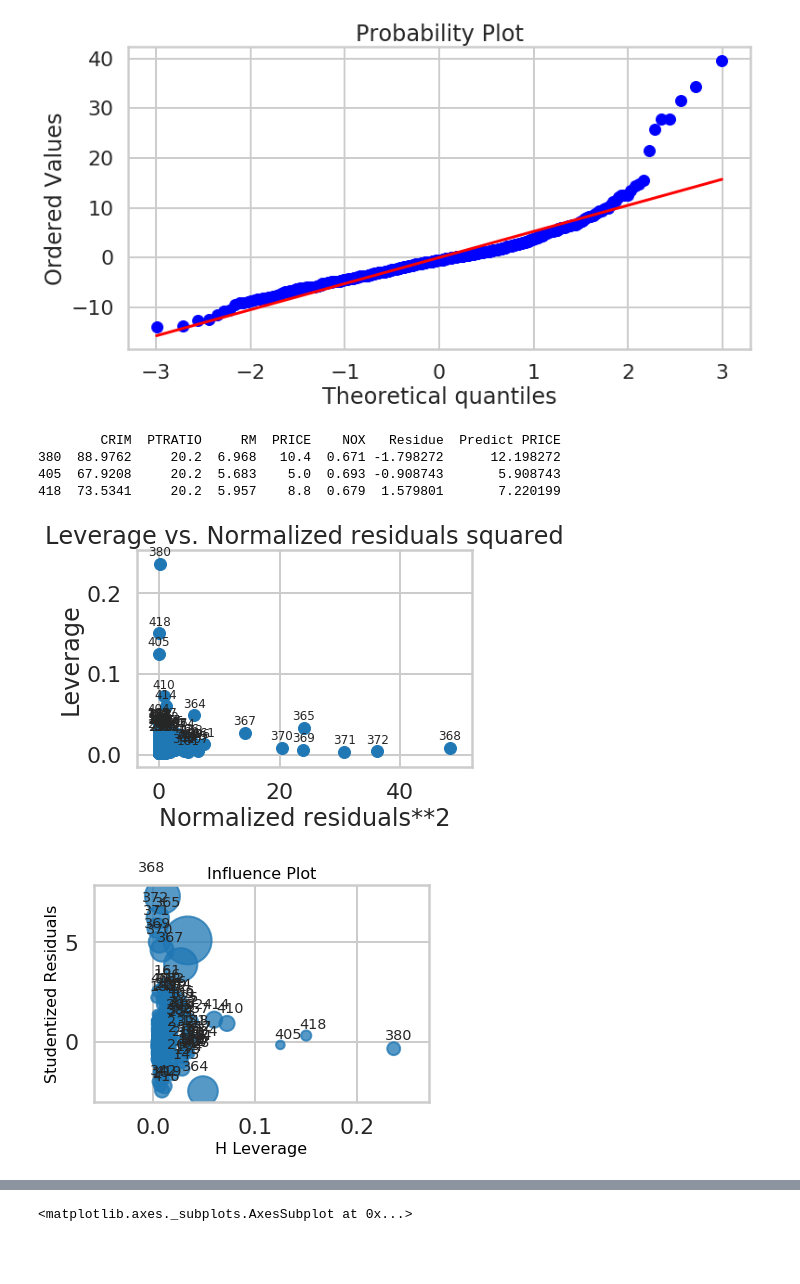
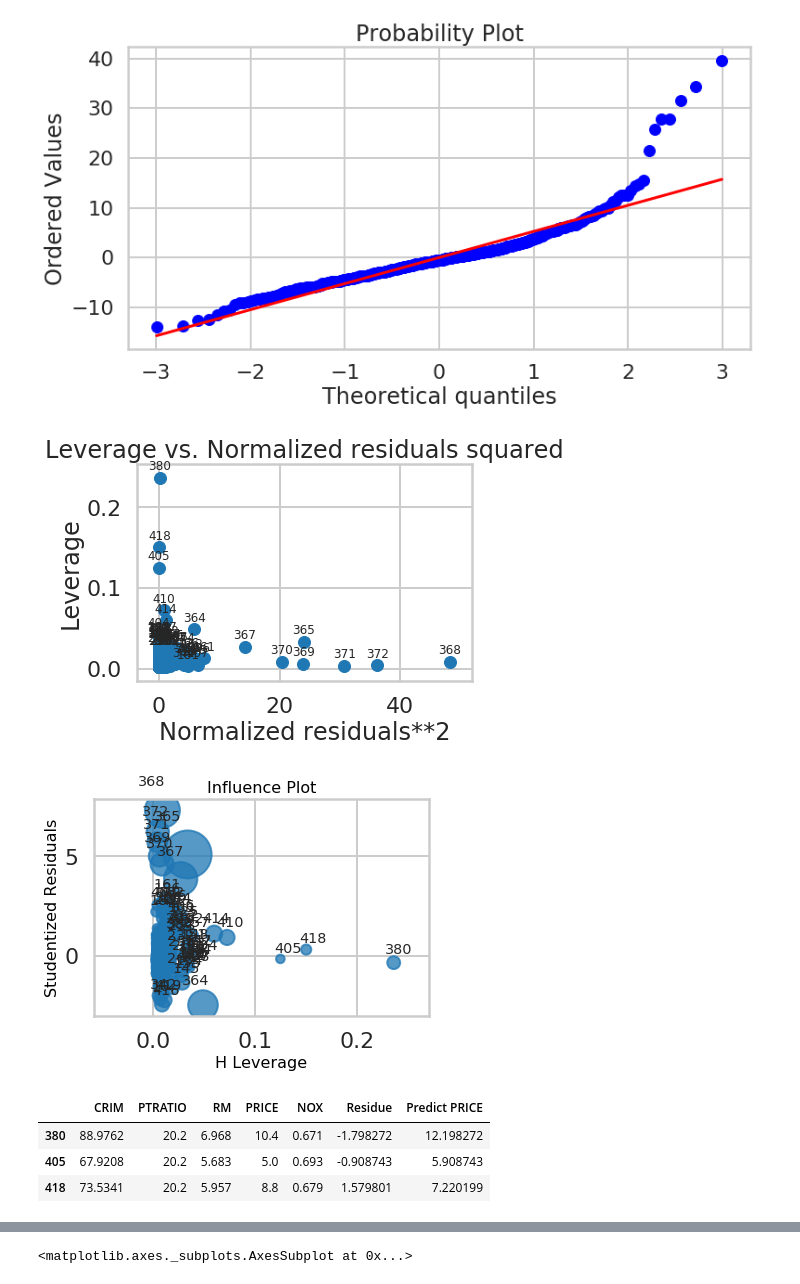
Before and after one commit to fullmetalchem15t/Springboard, a Jupyter notebook: linear_regression/Mini_Project_Linear_Regression.ipynb, the cells around one changed output, grey strips where cells are left out. Cells and saved outputs as stored; diff of their text form; code cells hidden in the pictures; blank space fills up the shorter version.

```diff
--- a/linear_regression/Mini_Project_Linear_Regression.ipynb
+++ b/linear_regression/Mini_Project_Linear_Regression.ipynb
@@ -1188,15 +1188,16 @@ pylab.show()
 # %%
 from statsmodels.graphics.regressionplots import plot_leverage_resid2,influence_plot
 plot_leverage_resid2(m)
 influence_plot(m)
-print(bos_2.iloc[[380,405,418]])
+plt.show()
+bos_2.iloc[[380,405,418]]
 # %% [output]
-        CRIM  PTRATIO     RM  PRICE    NOX   Residue  Predict PRICE
-380  88.9762     20.2  6.968   10.4  0.671 -1.798272      12.198272
-405  67.9208     20.2  5.683    5.0  0.693 -0.908743       5.908743
-418  73.5341     20.2  5.957    8.8  0.679  1.579801       7.220199
 [figure]
 [figure]
+|  | CRIM | PTRATIO | RM | PRICE | NOX | Residue | Predict PRICE |
+| 380 | 88.9762 | 20.2 | 6.968 | 10.4 | 0.671 | -1.798272 | 12.198272 |
+| 405 | 67.9208 | 20.2 | 5.683 | 5.0 | 0.693 | -0.908743 | 5.908743 |
+| 418 | 73.5341 | 20.2 | 5.957 | 8.8 | 0.679 | 1.579801 | 7.220199 |
 # %%
 #remove outliers
 bos_remove= bos_2.copy(deep=False)
```
Also changed, not shown: parts of 1 cell of this notebook, 22 other files.
